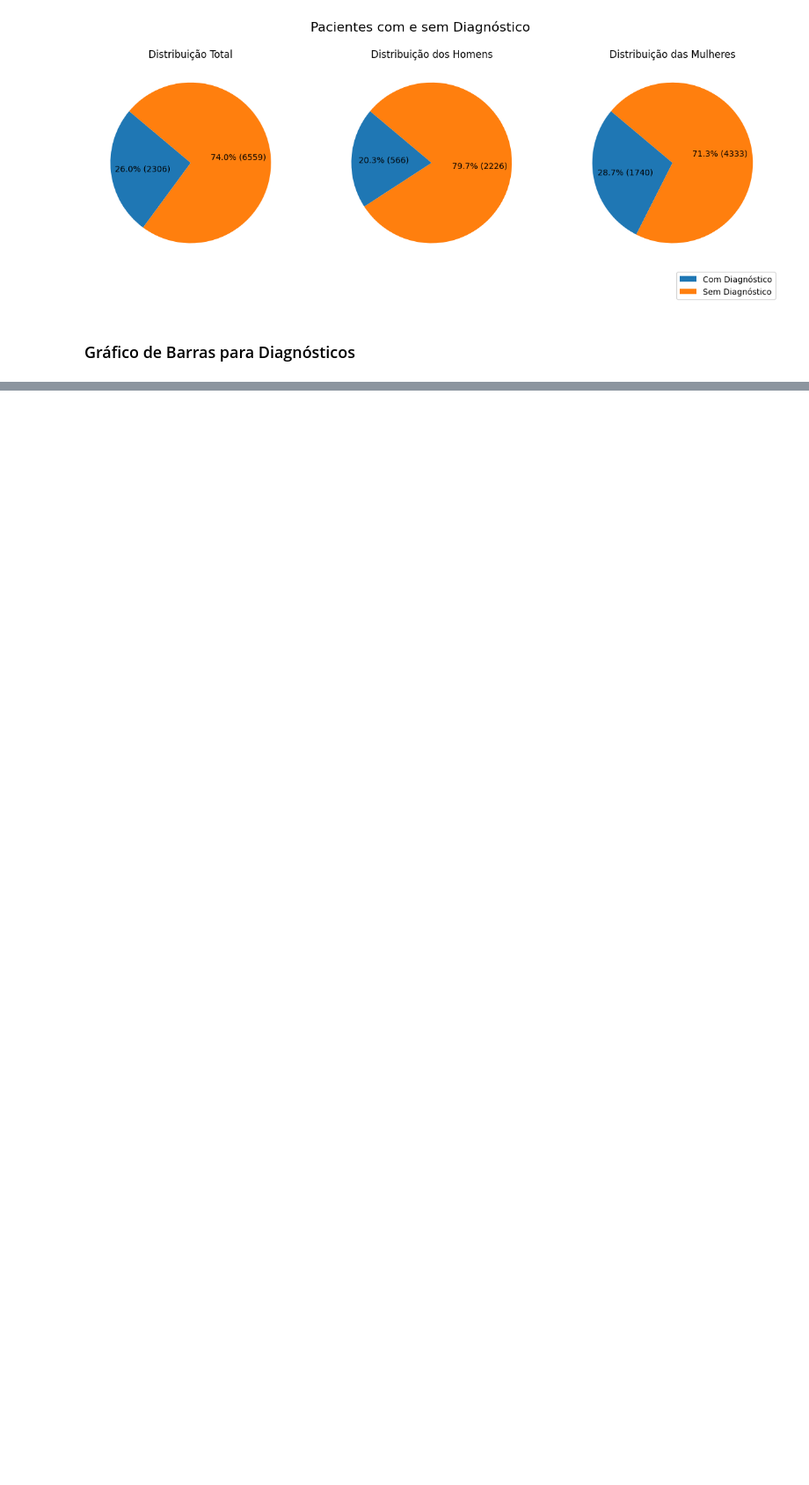
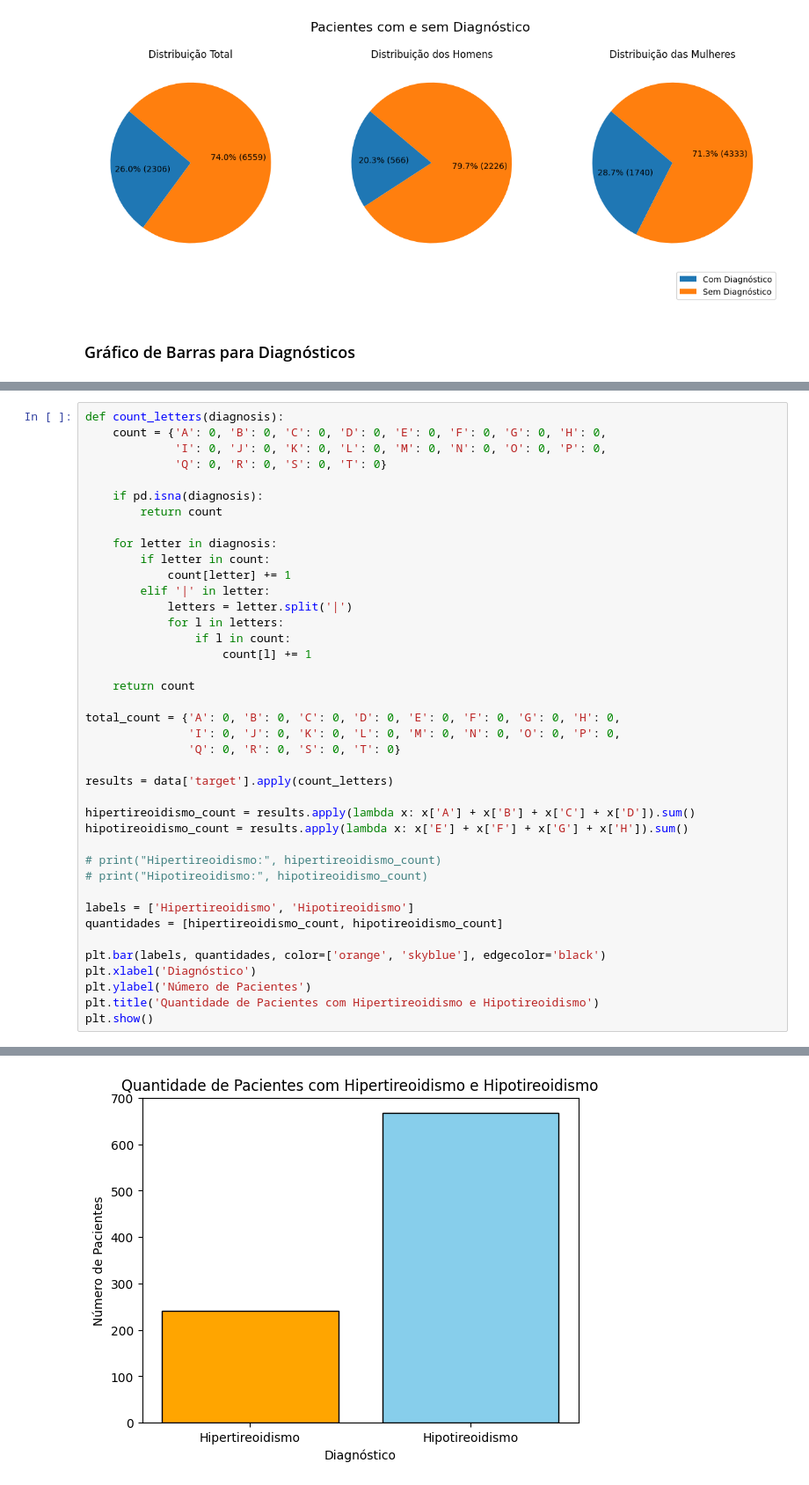
Before and after one commit to gabrielventuradasilva/thyroid-analysis, a Jupyter notebook: thyroid.ipynb, the cells around one changed output, grey strips where cells are left out. Shown: that part at 88% size. Drawn from its saved outputs; the diff is of its cells as text; blank space fills up the shorter version.

Commit message:
Inclusão de gráfico de barras para pacientes com hipertireoidismo e hipotireoidismo

```diff
--- a/thyroid.ipynb
+++ b/thyroid.ipynb
@@ -142,0 +145,41 @@ plt.show()
+# %%
+def count_letters(diagnosis):
+    count = {'A': 0, 'B': 0, 'C': 0, 'D': 0, 'E': 0, 'F': 0, 'G': 0, 'H': 0,
+             'I': 0, 'J': 0, 'K': 0, 'L': 0, 'M': 0, 'N': 0, 'O': 0, 'P': 0,
+             'Q': 0, 'R': 0, 'S': 0, 'T': 0}
+
+    if pd.isna(diagnosis):
+        return count
+
+    for letter in diagnosis:
+        if letter in count:
+            count[letter] += 1
+        elif '|' in letter:
+            letters = letter.split('|')
+            for l in letters:
+                if l in count:
+                    count[l] += 1
+
+    return count
+
+total_count = {'A': 0, 'B': 0, 'C': 0, 'D': 0, 'E': 0, 'F': 0, 'G': 0, 'H': 0,
+               'I': 0, 'J': 0, 'K': 0, 'L': 0, 'M': 0, 'N': 0, 'O': 0, 'P': 0,
+               'Q': 0, 'R': 0, 'S': 0, 'T': 0}
+
+results = data['target'].apply(count_letters)
+
+hipertireoidismo_count = results.apply(lambda x: x['A'] + x['B'] + x['C'] + x['D']).sum()
+hipotireoidismo_count = results.apply(lambda x: x['E'] + x['F'] + x['G'] + x['H']).sum()
+
+# print("Hipertireoidismo:", hipertireoidismo_count)
+# print("Hipotireoidismo:", hipotireoidismo_count)
+
+labels = ['Hipertireoidismo', 'Hipotireoidismo']
+quantidades = [hipertireoidismo_count, hipotireoidismo_count]
+
+plt.bar(labels, quantidades, color=['orange', 'skyblue'], edgecolor='black')
+plt.xlabel('Diagnóstico')
+plt.ylabel('Número de Pacientes')
+plt.title('Quantidade de Pacientes com Hipertireoidismo e Hipotireoidismo')
+plt.show()
+# %% [output]
@@ -142,0 +188 @@ plt.show()
+[figure, added]
```
Also changed, not shown: parts of 3 cells of this notebook.
